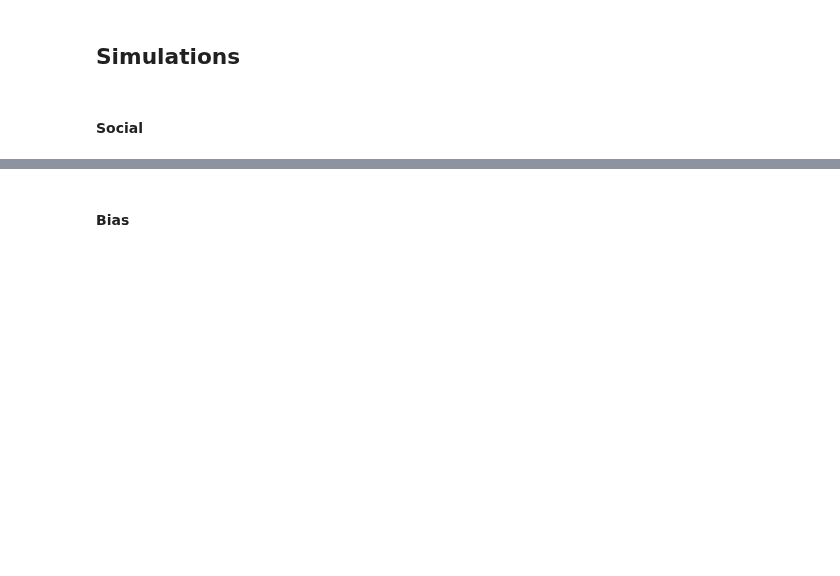
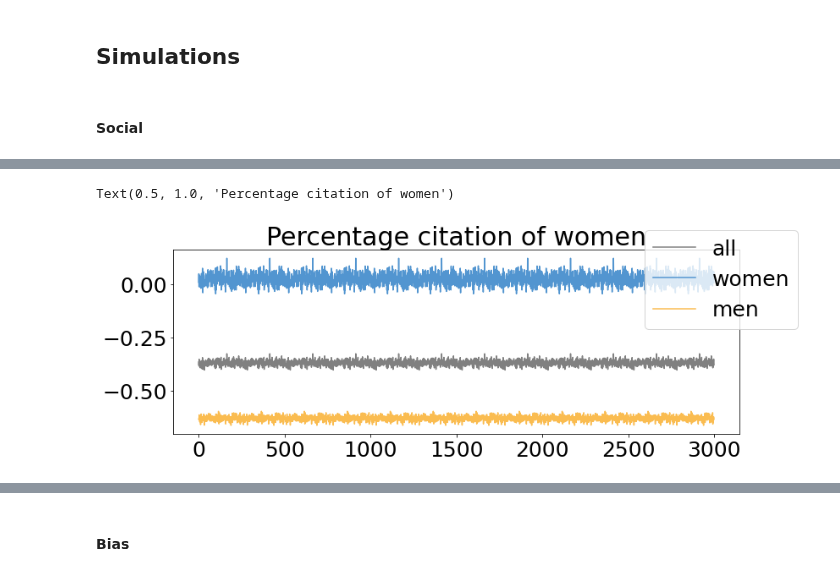
Before and after one commit to jastiso/modeling_citations, a Jupyter notebook: scripts/simulations.ipynb, the cells around one changed output, grey strips where cells are left out. Cells and saved outputs as stored; diff of their text form; code cells hidden in the pictures; blank space fills up the shorter version.

```diff
--- a/scripts/simulations.ipynb
+++ b/scripts/simulations.ipynb
@@ -222,9 +234,12 @@ sns.countplot(x=[sum(x['meet']) for x in meets.values() if ((x['gender'] == 'MW'
 # %%
 f,ax = plt.subplots(1,1,figsize=(12,4))
-sns.lineplot(data=(np.array(citation_perc)/woman_perc) - 1, color='grey',ax=ax)
-sns.lineplot(data=(np.array(citation_perc_w)/woman_perc) - 1, color=colors[2],ax=ax)
-sns.lineplot(data=(np.array(citation_perc_m)/woman_perc) - 1, color=colors[3],ax=ax)
+sns.lineplot(data=(np.array([x[0] for x in citation_perc])/woman_perc) - 1, color='grey',ax=ax)
+sns.lineplot(data=(np.array([x[0] for x in citation_perc_w])/woman_perc) - 1, color=colors[2],ax=ax)
+sns.lineplot(data=(np.array([x[0] for x in citation_perc_m])/woman_perc) - 1, color=colors[3],ax=ax)
 f.legend(labels=['all','women','men'])
 ax.set_title('Percentage citation of women')
+# %% [output]
+Text(0.5, 1.0, 'Percentage citation of women')
+[figure, added]
 # %%
 f,ax = plt.subplots(1,1,figsize=(12,4))
```
Also changed, not shown: parts of 6 cells of this notebook.
